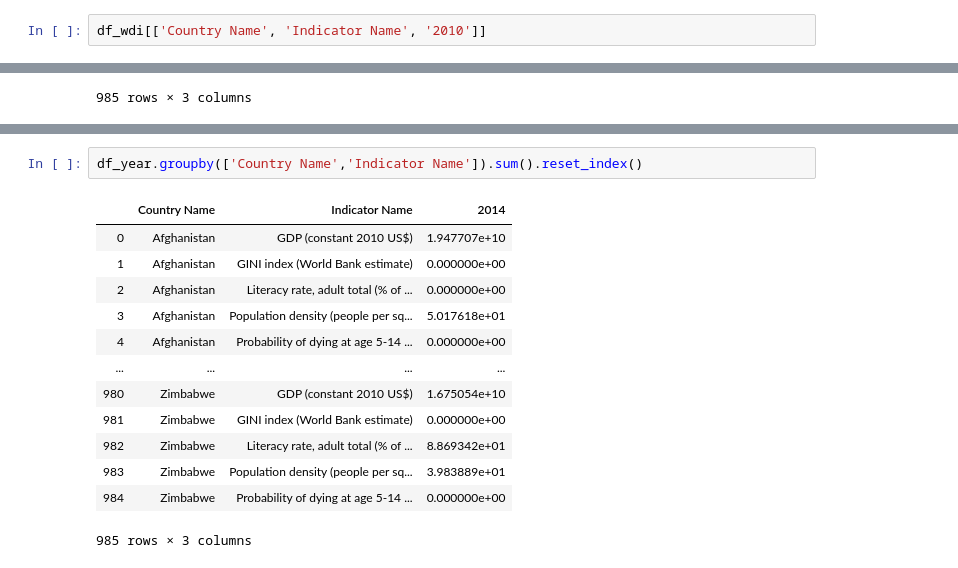
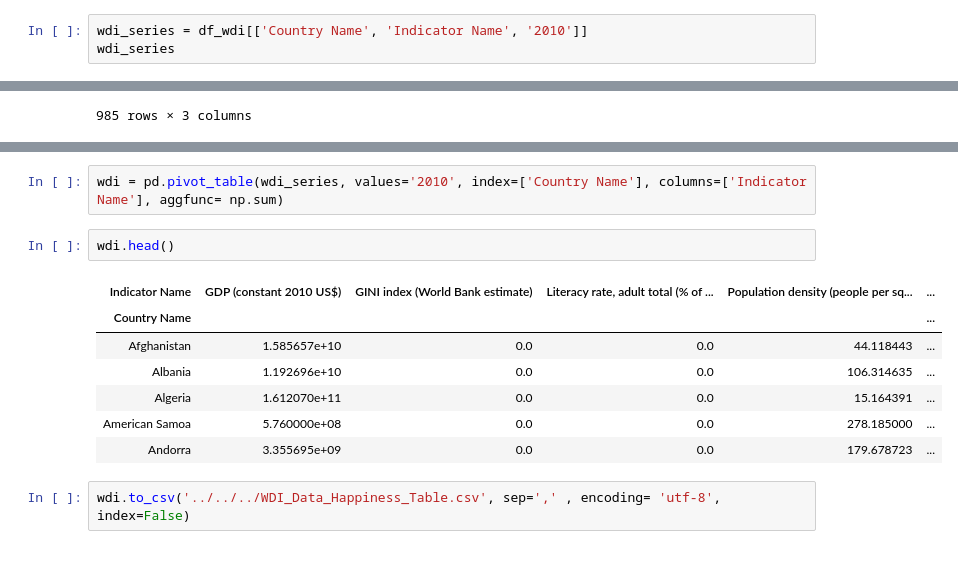
Before and after one commit to JosefinaAureaAmaro/04_Project_Python_MachineLearning, a Jupyter notebook: static/py/Data_Cleaning_World_Bank.ipynb, the cells around one changed output, grey strips where cells are left out. Saved outputs shown, nothing was run; the diff lists cells and outputs as text.

```diff
--- a/static/py/Data_Cleaning_World_Bank.ipynb
+++ b/static/py/Data_Cleaning_World_Bank.ipynb
@@ -102,7 +120,8 @@ WHERE THE CHAOS BEGINS
 # %%
 years = ['2010','2011','2012','2013','2014']
 # %%
-df_wdi[['Country Name', 'Indicator Name', '2010']]
+wdi_series = df_wdi[['Country Name', 'Indicator Name', '2010']]
+wdi_series
 # %% [output]
 |  | Country Name | Indicator Name | 2010 |
 | 75666 | Afghanistan | GDP (constant 2010 US$) | 1.585657e+10 |
@@ -155,16 +139,14 @@ test_df.groupby(['Country Name','Indicator Name']).sum().reset_index()
-# %%
-df_year.groupby(['Country Name','Indicator Name']).sum().reset_index()
-# %% [output]
-|  | Country Name | Indicator Name | 2014 |
-| 0 | Afghanistan | GDP (constant 2010 US$) | 1.947707e+10 |
-| 1 | Afghanistan | GINI index (World Bank estimate) | 0.000000e+00 |
-| 2 | Afghanistan | Literacy rate, adult total (% of ... | 0.000000e+00 |
-| 3 | Afghanistan | Population density (people per sq... | 5.017618e+01 |
-| 4 | Afghanistan | Probability of dying at age 5-14 ... | 0.000000e+00 |
-| ... | ... | ... | ... |
-| 980 | Zimbabwe | GDP (constant 2010 US$) | 1.675054e+10 |
-| 981 | Zimbabwe | GINI index (World Bank estimate) | 0.000000e+00 |
-| 982 | Zimbabwe | Literacy rate, adult total (% of ... | 8.869342e+01 |
-| 983 | Zimbabwe | Population density (people per sq... | 3.983889e+01 |
-| 984 | Zimbabwe | Probability of dying at age 5-14 ... | 0.000000e+00 |
-985 rows × 3 columns
+# %%
+wdi = pd.pivot_table(wdi_series, values='2010', index=['Country Name'], columns=['Indicator Name'], aggfunc= np.sum)
+# %%
+wdi.head()
+# %% [output]
+| Indicator Name | GDP (constant 2010 US$) | GINI index (World Bank estimate) | Literacy rate, adult total (% of ... | Population density (people per sq... | ... |
+| Country Name |  |  |  |  | ... |
+| Afghanistan | 1.585657e+10 | 0.0 | 0.0 | 44.118443 | ... |
+| Albania | 1.192696e+10 | 0.0 | 0.0 | 106.314635 | ... |
+| Algeria | 1.612070e+11 | 0.0 | 0.0 | 15.164391 | ... |
+| American Samoa | 5.760000e+08 | 0.0 | 0.0 | 278.185000 | ... |
+| Andorra | 3.355695e+09 | 0.0 | 0.0 | 179.678723 | ... |
+# %%
+wdi.to_csv('../../../WDI_Data_Happiness_Table.csv', sep=',' , encoding= 'utf-8', index=False)
```
Also changed, not shown: parts of 7 cells of this notebook.
